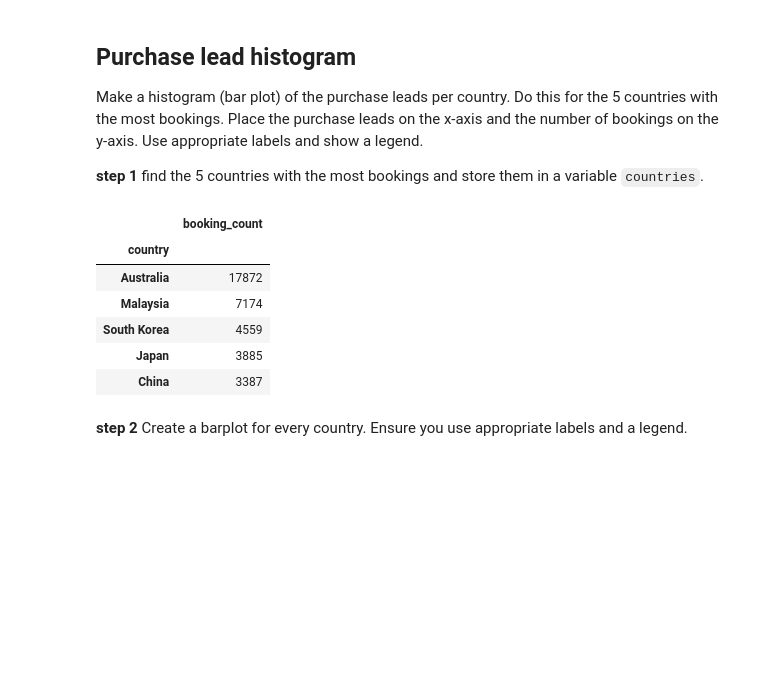
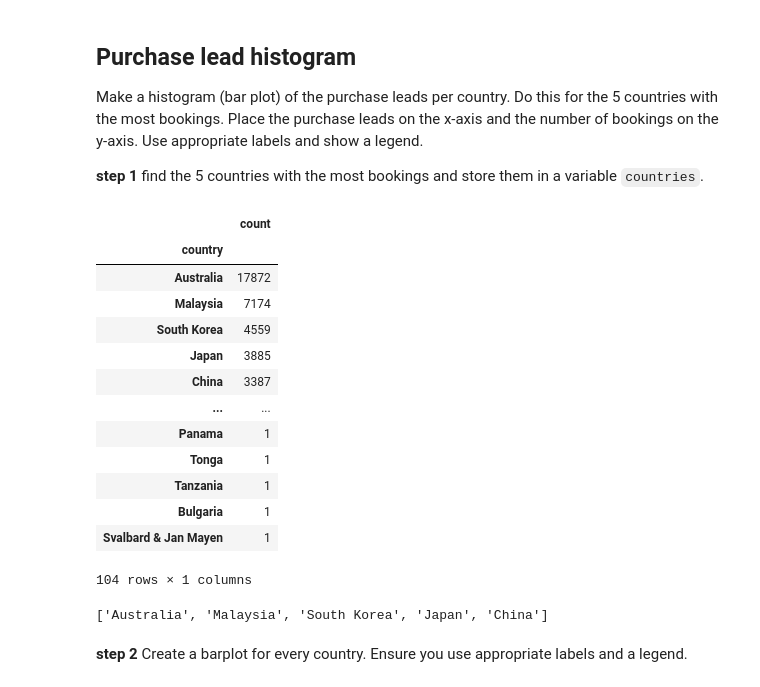
Before and after one commit to hangngdata/P2-coursematerial-2526, a Jupyter notebook: 05-data-processing/05-bigger_exercises/flight_bookings.ipynb, the cells around one changed output. Saved outputs shown, nothing was run; the diff lists cells and outputs as text; code cells hidden in the pictures; blank space fills up the shorter version.

```diff
--- a/05-data-processing/05-bigger_exercises/flight_bookings.ipynb
+++ b/05-data-processing/05-bigger_exercises/flight_bookings.ipynb
@@ -124,19 +124,29 @@ grouped_by_country.at['Australia', 'avg_purchase_lead']
 Make a histogram (bar plot) of the purchase leads per country. Do this for the 5 countries with the most bookings. Place the purchase leads on the x-axis and the number of bookings on the y-axis. Use appropriate labels and show a legend.
 
 **step 1** find the 5 countries with the most bookings and store them in a variable `countries`.
-# %%
-countries = pd.DataFrame(df.groupby(by='booking_origin')['booking_origin'].count().sort_values(ascending=False)).head(5)
-countries.index.name = 'country'
-countries.columns = ['booking_count']
-countries
-# %% [output]
-|  | booking_count |
-| country |  |
-| Australia | 17872 |
-| Malaysia | 7174 |
-| South Korea | 4559 |
-| Japan | 3885 |
-| China | 3387 |
+# %%
+bookings_count_per_country = pd.DataFrame(df['booking_origin'].value_counts().rename_axis('country'))
+bookings_count_per_country
+# %% [output]
+|  | count |
+| country |  |
+| Australia | 17872 |
+| Malaysia | 7174 |
+| South Korea | 4559 |
+| Japan | 3885 |
+| China | 3387 |
+| ... | ... |
+| Panama | 1 |
+| Tonga | 1 |
+| Tanzania | 1 |
+| Bulgaria | 1 |
+| Svalbard & Jan Mayen | 1 |
+104 rows × 1 columns
+# %%
+countries = bookings_count_per_country.head(5).index.tolist()
+countries
+# %% [output]
+['Australia', 'Malaysia', 'South Korea', 'Japan', 'China']
 # %% [markdown]
 **step 2** Create a barplot for every country. Ensure you use appropriate labels and a legend.
 # %%
```
Also changed, not shown: parts of 1 cell of this notebook, 1 other file.
